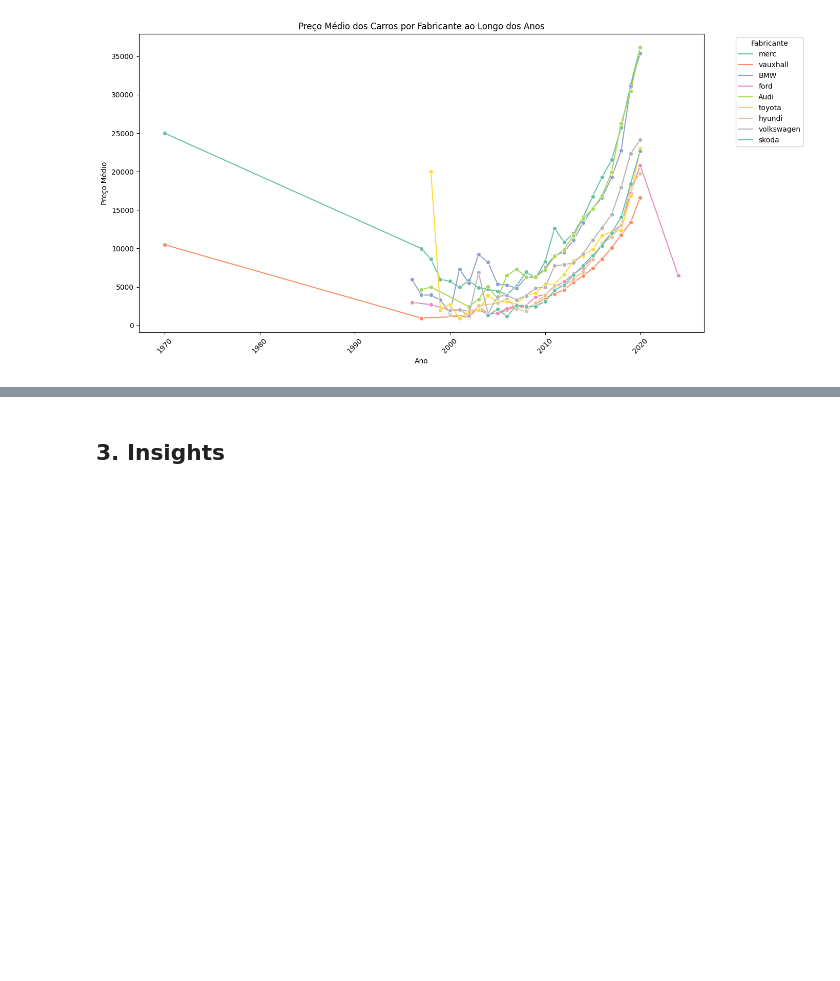
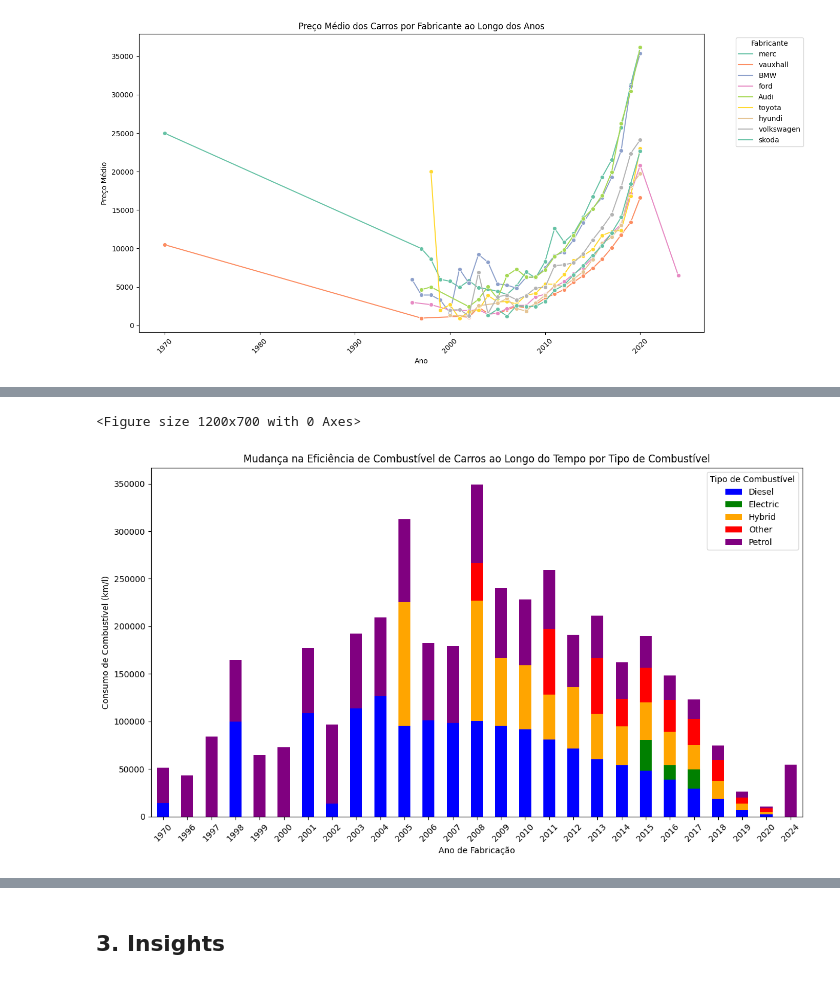
Before and after one commit to atlantico-academy/equipe1-2024.3, a Jupyter notebook: notebooks/01-exploratory_data_analysis.ipynb, the cells around one changed output, grey strips where cells are left out. Drawn from its saved outputs; the diff is of its cells as text; code cells hidden in the pictures; blank space fills up the shorter version.

```diff
--- a/notebooks/01-exploratory_data_analysis.ipynb
+++ b/notebooks/01-exploratory_data_analysis.ipynb
@@ -342,0 +371,31 @@ plt.show()
+# %%
+df_ano_combustivel = df.groupby([df['year'].dt.year, 'fuelType'])['mileage'].mean().unstack()
+
+# Definindo as cores correspondentes aos tipos de combustível
+colors = {
+    'Diesel': 'blue',
+    'Electric': 'green',
+    'Hybrid': 'orange',
+    'Other': 'red',
+    'Petrol': 'purple'
+}
+
+# Plotando o gráfico de barra empilhada
+plt.figure(figsize=(12, 7))
+
+# Gerar o gráfico de barras empilhadas com as cores definidas
+df_ano_combustivel.plot.bar(stacked=True, figsize=(12, 7), color=[colors.get(x) for x in df_ano_combustivel.columns])
+
+# Ajustando o gráfico
+plt.title('Mudança na Eficiência de Combustível de Carros ao Longo do Tempo por Tipo de Combustível')
+plt.xlabel('Ano de Fabricação')
+plt.ylabel('Consumo de Combustível (km/l)')
+plt.xticks(rotation=45)
+plt.legend(title='Tipo de Combustível')
+
+# Exibir o gráfico
+plt.tight_layout()
+plt.show()
+# %% [output]
+<Figure size 1200x700 with 0 Axes>
+[figure, added]
```
Also changed, not shown: parts of 10 cells of this notebook.
